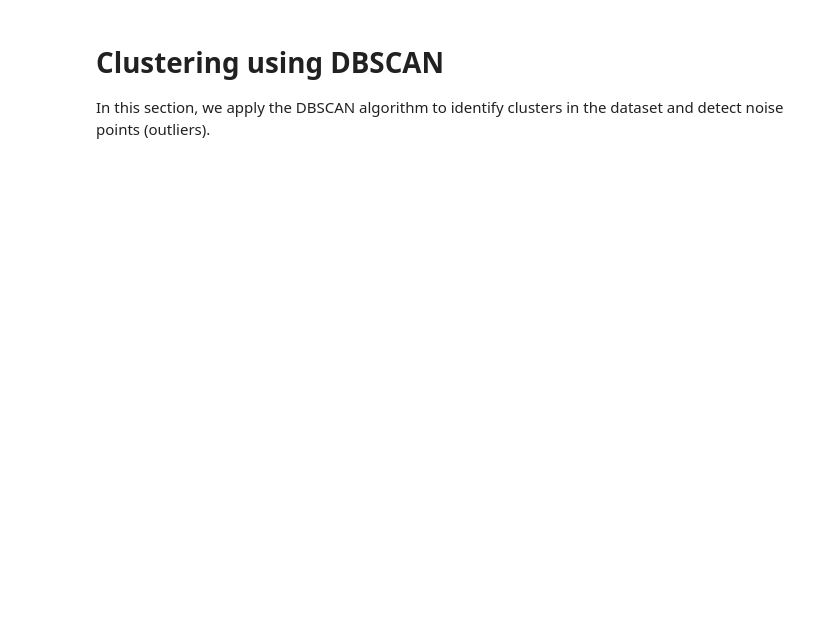
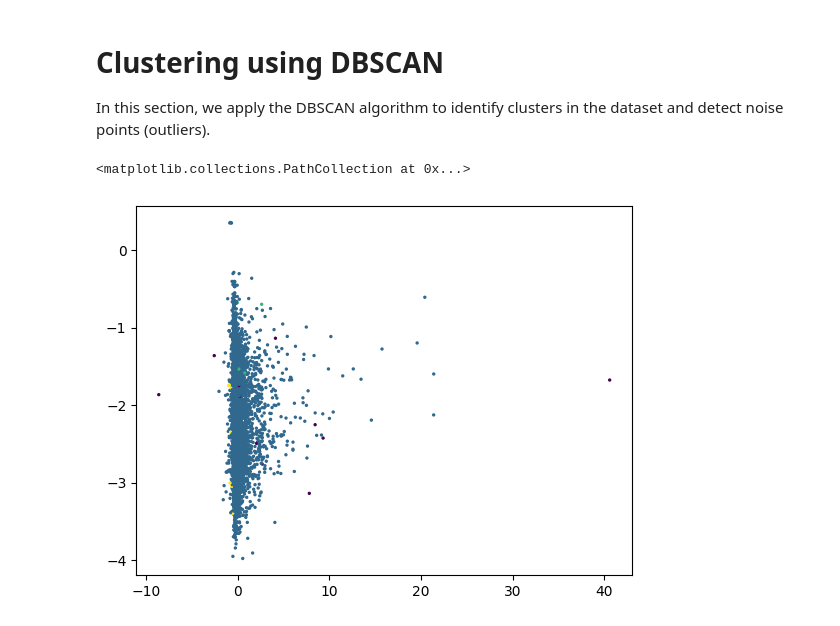
Before and after one commit to laramalkawi81-ops/ML-Anomaly-Detection, a Jupyter notebook: Untitled30.ipynb, the cells around one changed output. Saved outputs shown, nothing was run; the diff lists cells and outputs as text; code cells hidden in the pictures; blank space fills up the shorter version.

```diff
--- a/Untitled30.ipynb
+++ b/Untitled30.ipynb
@@ -159,3 +212,12 @@ from sklearn.cluster import DBSCAN
+# %%
+sample_size = 10000
+
+X_sample = X_scaled[:sample_size]
 # %%
-dbscan = DBSCAN(eps=5, min_samples=5)
-db_labels = dbscan.fit_predict(X_scaled)
+dbscan = DBSCAN(eps=10, min_samples=5)
+db_labels = dbscan.fit_predict(X_sample)
+# %%
+plt.scatter(X_pca[:sample_size,0], X_pca[:sample_size,1], c=db_labels, s=2)
+# %% [output]
+<matplotlib.collections.PathCollection at 0x...>
+[figure, added]
```
Also changed, not shown: parts of 28 cells of this notebook.
